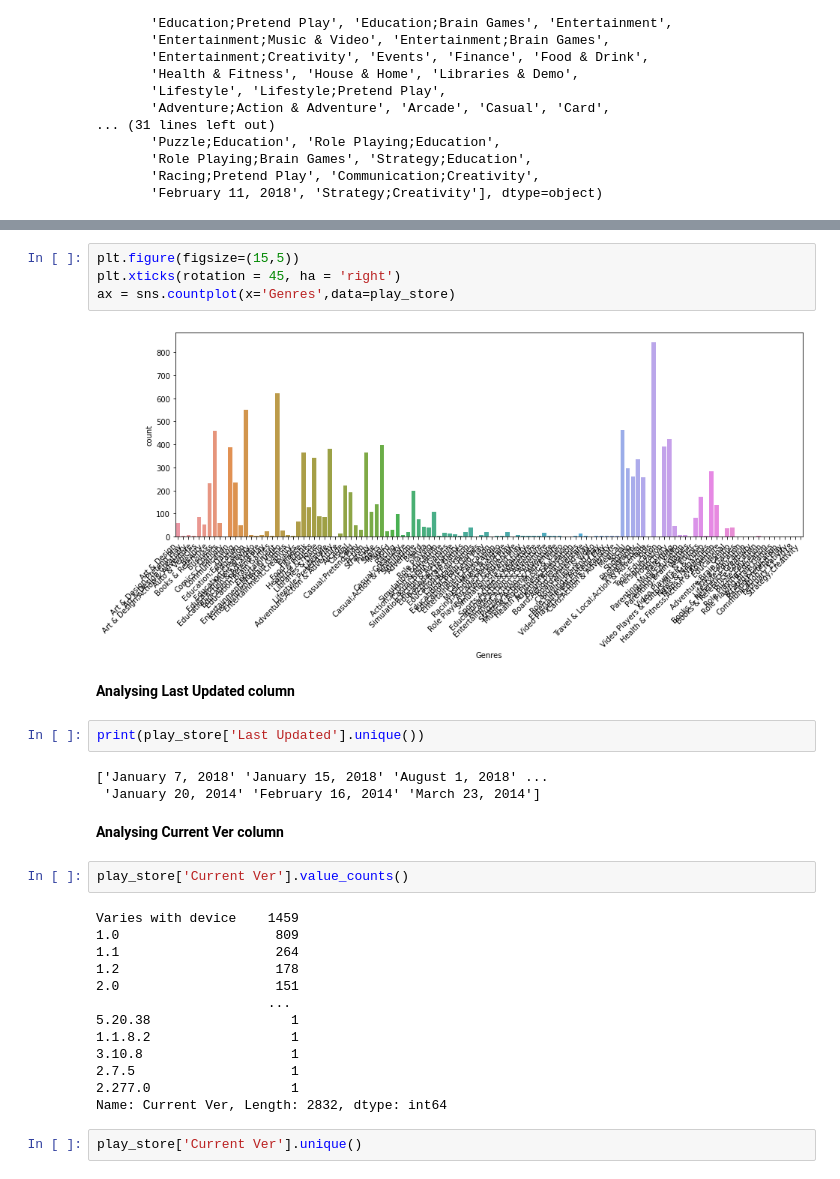
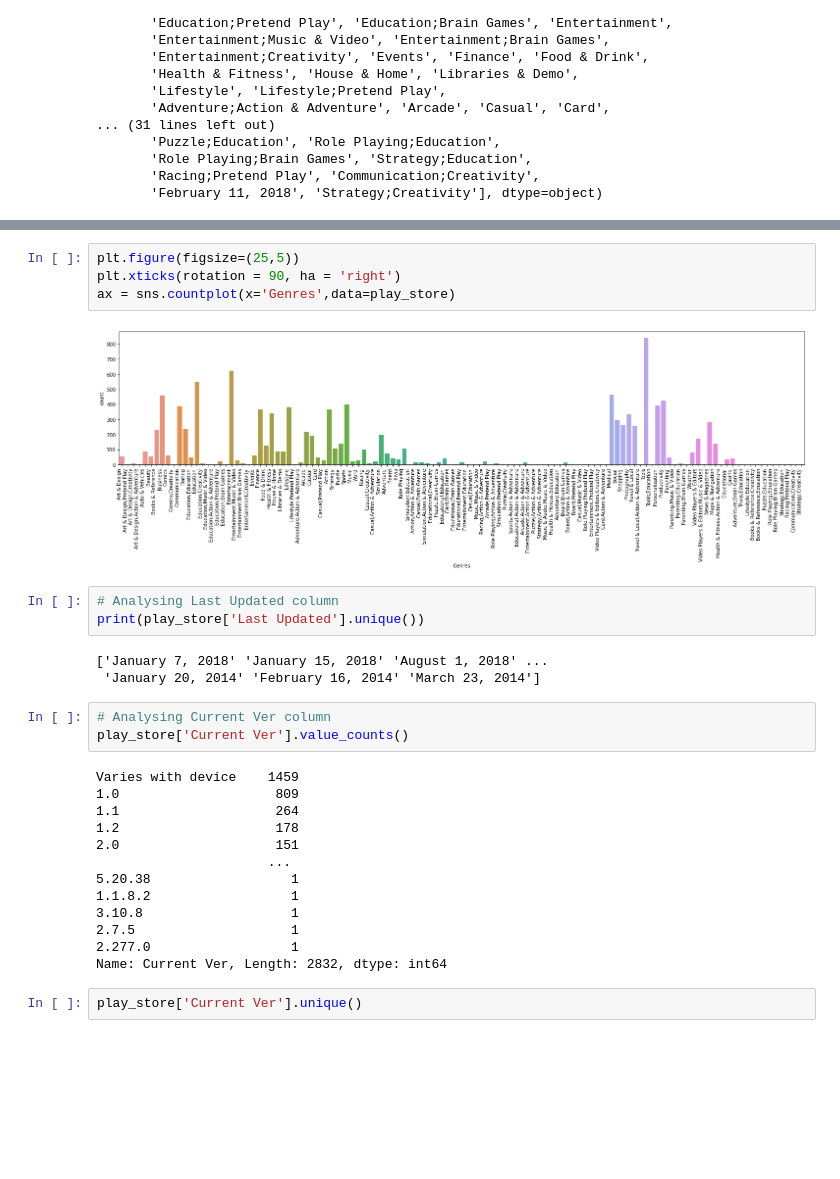
Before and after one commit to Vikrampr/Play-Store-App-Review-Analysis, a Jupyter notebook: Viram_Pratap_Play_Store_App_Review_Analysis_Capstone_Project.ipynb, the cells around one changed output, grey strips where cells are left out. Cells and saved outputs as stored; diff of their text form; blank space fills up the shorter version.

```diff
--- a/Viram_Pratap_Play_Store_App_Review_Analysis_Capstone_Project.ipynb
+++ b/Viram_Pratap_Play_Store_App_Review_Analysis_Capstone_Project.ipynb
@@ -444,21 +450,19 @@ play_store[play_store['Genres'] == 'February 11, 2018']
 |  | App | Category | Rating | Reviews | Size | Installs | Type | Price | Content Rating | Genres | ... |
 | 10472 | Life Made WI-Fi Touchscreen Photo... | 1.9 | 19.0 | 3.0M | 1,000+ | Free | 0 | Everyone | NaN | February 11, 2018 | ... |
 # %%
-plt.figure(figsize=(15,5))
-plt.xticks(rotation = 45, ha = 'right')
+plt.figure(figsize=(25,5))
+plt.xticks(rotation = 90, ha = 'right')
 ax = sns.countplot(x='Genres',data=play_store)
 # %% [output]
-[figure, old version]
+[figure, new version]
-# %% [markdown]
-**Analysing Last Updated column**
 # %%
+# Analysing Last Updated column
 print(play_store['Last Updated'].unique())
 # %% [output]
 ['January 7, 2018' 'January 15, 2018' 'August 1, 2018' ...
  'January 20, 2014' 'February 16, 2014' 'March 23, 2014']
-# %% [markdown]
-**Analysing Current Ver column**
 # %%
+# Analysing Current Ver column
 play_store['Current Ver'].value_counts()
 # %% [output]
 Varies with device    1459
```
Also changed, not shown: parts of 37 cells of this notebook.
